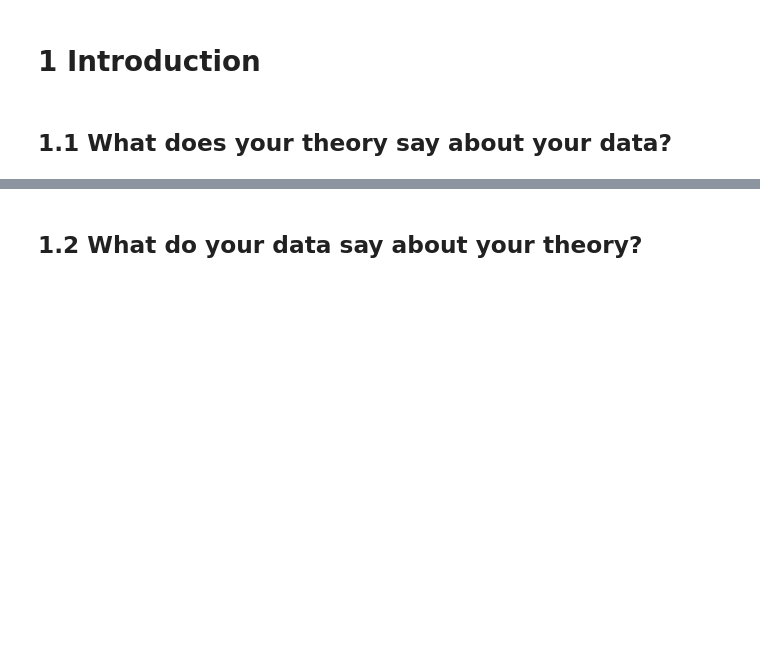
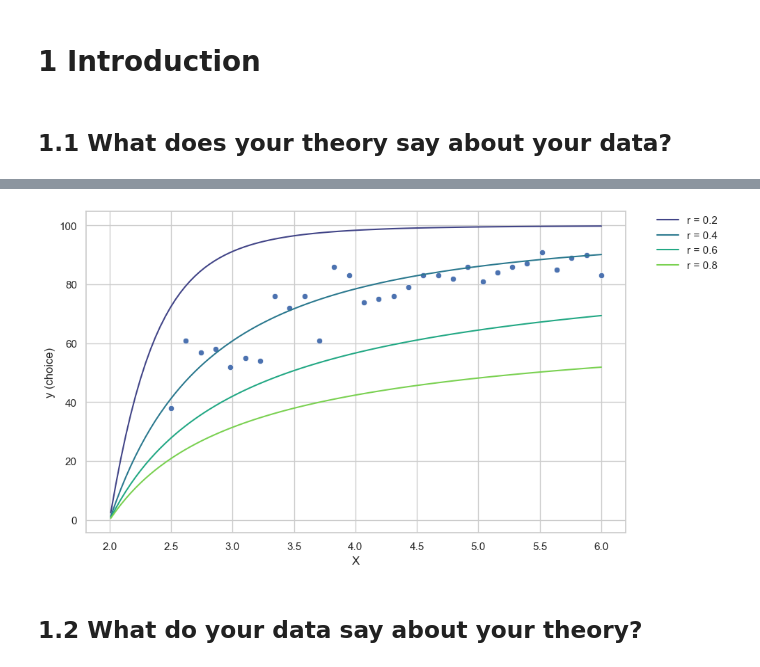
Before and after one commit to haihan-yu/structural_bayesian, a Jupyter notebook: Notebooks/chapter01.ipynb, the cells around one changed output, grey strips where cells are left out. Saved outputs shown, nothing was run; the diff lists cells and outputs as text; code cells hidden in the pictures; blank space fills up the shorter version.

```diff
--- a/Notebooks/chapter01.ipynb
+++ b/Notebooks/chapter01.ipynb
@@ -68,2 +78,49 @@ plt.show()
+# %%
+# Set seed
+np.random.seed(42)
+
+# Parameter values
+r = 0.4
+lambda_ = 10
+
+# Create grid of y and X values
+y_values = np.linspace(0, 100, num=101)
+X_values = np.linspace(2.5, 6, num=30)
+grid = list(product(y_values, X_values))
+
+# Calculate expected utility and probability for each (y, X) pair
+prob_dist = pd.DataFrame(grid, columns=['y', 'X'])
+prob_dist['EU'] = 0.5 * (100 - prob_dist['y'])**(1 - r) / (1 - r) + 0.5 * (100 + prob_dist['y'] * (prob_dist['X'] - 1))**(1 - r) / (1 - r)
+prob_dist['EU_max'] = prob_dist.groupby('X')['EU'].transform('max')
+prob_dist['pr'] = np.exp(lambda_ * (prob_dist['EU'] - prob_dist['EU_max']))
+prob_dist['pr'] /= prob_dist.groupby('X')['pr'].transform('sum')
+
+# Generate data
+data_points = []
+
+for xx in prob_dist['X'].unique():
+    d = prob_dist[prob_dist['X'] == xx]
+    dataY = np.random.choice(d['y'], p=d['pr'])
+    data_points.append({'y': dataY, 'X': xx})
+
+data = pd.DataFrame(data_points)
+
+plt.figure(figsize=(10, 6))
+sns.set_style("whitegrid")
+
+# Draw scatter plot
+sns.scatterplot(data=data, x='X', y='y')
+
+# Draw lines
+sns.lineplot(data=dplt, x='X', y='y', hue='r', palette='viridis')
+
+plt.xlabel('X')
+plt.ylabel('y (choice)')
+
+# Move legend outside the plot
+plt.legend(bbox_to_anchor=(1.05, 1), loc=2, borderaxespad=0.)
+plt.show()
+# %% [output]
+[figure, added]
 # %% [markdown]
 ## 1.2 What do your data say about your theory?
```
Also changed, not shown: parts of 9 cells of this notebook, 5 other files.
